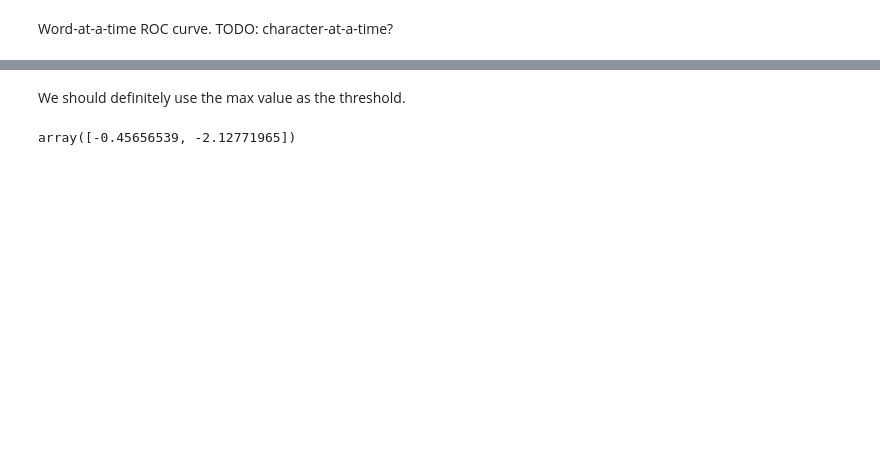
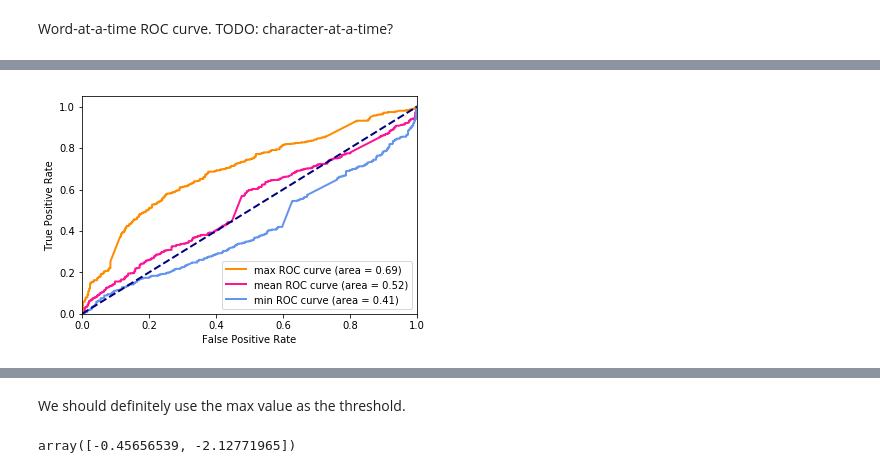
Before and after one commit to kcarnold/textrec, a Jupyter notebook: notebooks/Gating.ipynb, the cells around one changed output, grey strips where cells are left out. Saved outputs shown, nothing was run; the diff lists cells and outputs as text; code cells hidden in the pictures; blank space fills up the shorter version.

```diff
--- a/notebooks/Gating.ipynb
+++ b/notebooks/Gating.ipynb
@@ -91,0 +105,2 @@ np.mean(true_contains)
+# %%
+contexts_lm, feats_lm, y_lm = collect_classifier_data(np.random.RandomState(0), notebook_util.images_by_split['val'], 1000, get_recs_lm)
@@ -104,0 +120,20 @@ aucs = {k: auc(roc['fpr'], roc['tpr']) for k, roc in rocs.items()}
+# %%
+def plot_rocs(feats, y):
+    rocs = get_rocs(label_feats(feats))
+    aucs = {k: auc(roc['fpr'], roc['tpr']) for k, roc in rocs.items()}
+
+    lw = 2
+    for name, color in [('max', 'darkorange'), ('mean', 'deeppink'), ('min', 'cornflowerblue')]:
+        roc = rocs[name]
+        plt.plot(roc['fpr'], roc['tpr'], color=color,
+                 lw=lw, label=f'{name} ROC curve (area = {aucs[name]:.02f})')
+    plt.plot([0, 1], [0, 1], color='navy', lw=lw, linestyle='--')
+    plt.xlim([0.0, 1.0])
+    plt.ylim([0.0, 1.05])
+    plt.xlabel('False Positive Rate')
+    plt.ylabel('True Positive Rate')
+    plt.legend(loc="lower right")
+    return rocs
+rocs = plot_rocs(feats_lm, y_lm)
+# %% [output]
+[figure, added]
```
Also changed, not shown: parts of 15 cells of this notebook.
